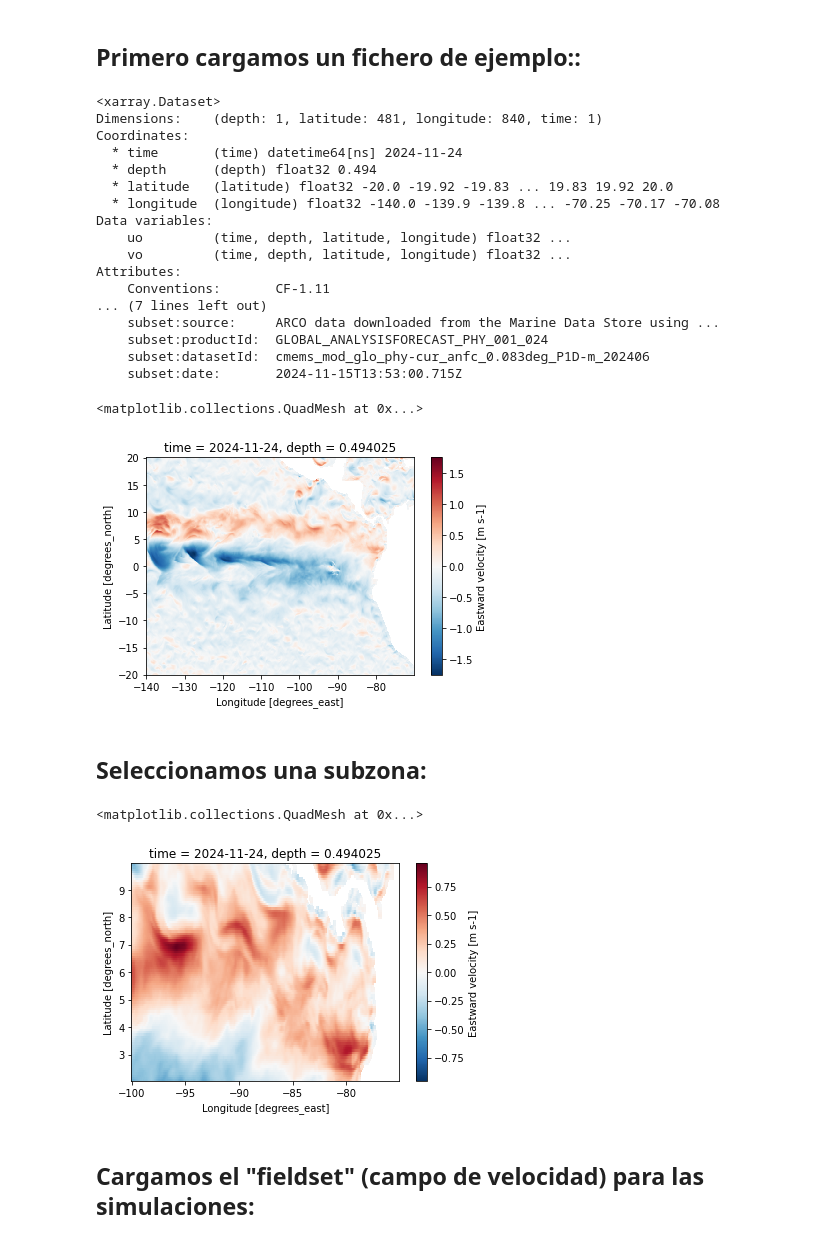
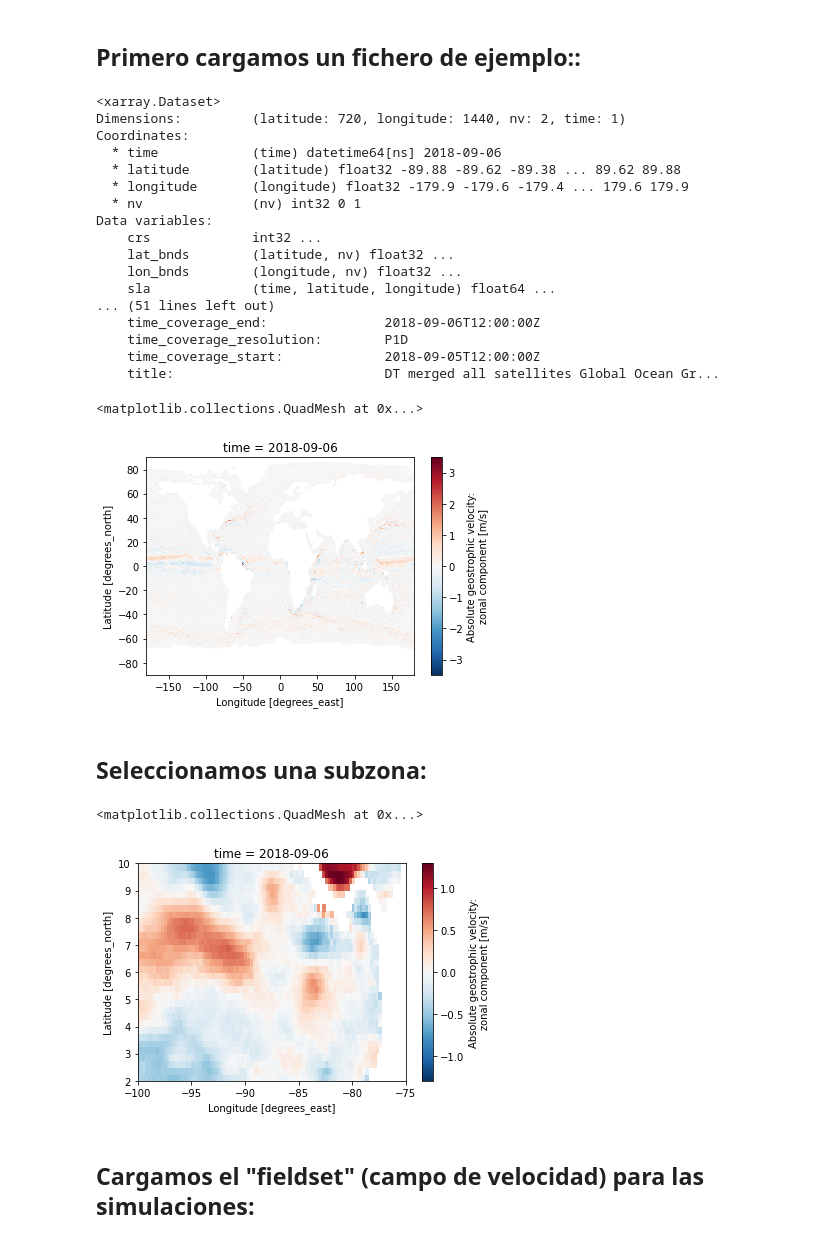
Before and after one commit to Intercoonecta/tutoriales, a Jupyter notebook: miercoles/simulaciones_trayectorias-plasticos/simulaciones_trayectorias-plasticos.ipynb, the cells around one changed output. Cells and saved outputs as stored; diff of their text form; code cells hidden in the pictures.

```diff
--- a/miercoles/simulaciones_trayectorias-plasticos/simulaciones_trayectorias-plasticos.ipynb
+++ b/miercoles/simulaciones_trayectorias-plasticos/simulaciones_trayectorias-plasticos.ipynb
@@ -59,32 +68,32 @@ ls: /Users/Gomez023/Downloads/cmems_mod_glo_phy-cur_anfc_0.083deg_P1D-m_17316787
 # %% [markdown]
 ## Primero cargamos un fichero de ejemplo::
 # %%
-ds_m = xr.open_dataset(filedir + "cmems_mod_glo_phy-cur_anfc_0.083deg_P1D-m_1731678780714.nc")
+ds_m = xr.open_dataset(filedir + "dt_global_allsat_phy_l4_20180906_20210726.nc")
 # %%
 ds_m
 # %% [output]
 <xarray.Dataset>
-Dimensions:    (depth: 1, latitude: 481, longitude: 840, time: 1)
+Dimensions:         (latitude: 720, longitude: 1440, nv: 2, time: 1)
 Coordinates:
-  * time       (time) datetime64[ns] 2024-11-24
-  * depth      (depth) float32 0.494
-  * latitude   (latitude) float32 -20.0 -19.92 -19.83 ... 19.83 19.92 20.0
-  * longitude  (longitude) float32 -140.0 -139.9 -139.8 ... -70.25 -70.17 -70.08
+  * time            (time) datetime64[ns] 2018-09-06
+  * latitude        (latitude) float32 -89.88 -89.62 -89.38 ... 89.62 89.88
+  * longitude       (longitude) float32 -179.9 -179.6 -179.4 ... 179.6 179.9
+  * nv              (nv) int32 0 1
 Data variables:
-    uo         (time, depth, latitude, longitude) float32 ...
-    vo         (time, depth, latitude, longitude) float32 ...
-Attributes:
-    Conventions:       CF-1.11
-... (7 lines left out)
-    subset:source:     ARCO data downloaded from the Marine Data Store using ...
-    subset:productId:  GLOBAL_ANALYSISFORECAST_PHY_001_024
-    subset:datasetId:  cmems_mod_glo_phy-cur_anfc_0.083deg_P1D-m_202406
-    subset:date:       2024-11-15T13:53:00.715Z
+    crs             int32 ...
+    lat_bnds        (latitude, nv) float32 ...
+    lon_bnds        (longitude, nv) float32 ...
+    sla             (time, latitude, longitude) float64 ...
+... (51 lines left out)
+    time_coverage_end:               2018-09-06T12:00:00Z
+    time_coverage_resolution:        P1D
+    time_coverage_start:             2018-09-05T12:00:00Z
+    title:                           DT merged all satellites Global Ocean Gr...
 # %%
-ds_m.uo[0,0,:,:].plot()
+ds_m.ugos[0,:,:].plot()
 # %% [output]
 <matplotlib.collections.QuadMesh at 0x...>
-[figure, old version]
+[figure, new version]
 # %% [markdown]
 ## Seleccionamos una subzona:
 # %%
@@ -95,10 +104,10 @@ lat_max = 10
 # %%
 ds_m_sub = ds_m.where((ds_m.longitude<lon_max)&(ds_m.longitude>lon_min)&(ds_m.latitude<lat_max)&(ds_m.latitude>lat_min), drop=True)
 # %%
-ds_m_sub.uo[0,0,:,:].plot()
+ds_m_sub.ugos[0,:,:].plot()
 # %% [output]
 <matplotlib.collections.QuadMesh at 0x...>
-[figure, old version]
+[figure, new version]
 # %% [markdown]
 ## Cargamos el "fieldset" (campo de velocidad) para las simulaciones:
 # %%
```
Also changed, not shown: parts of 15 cells of this notebook.
